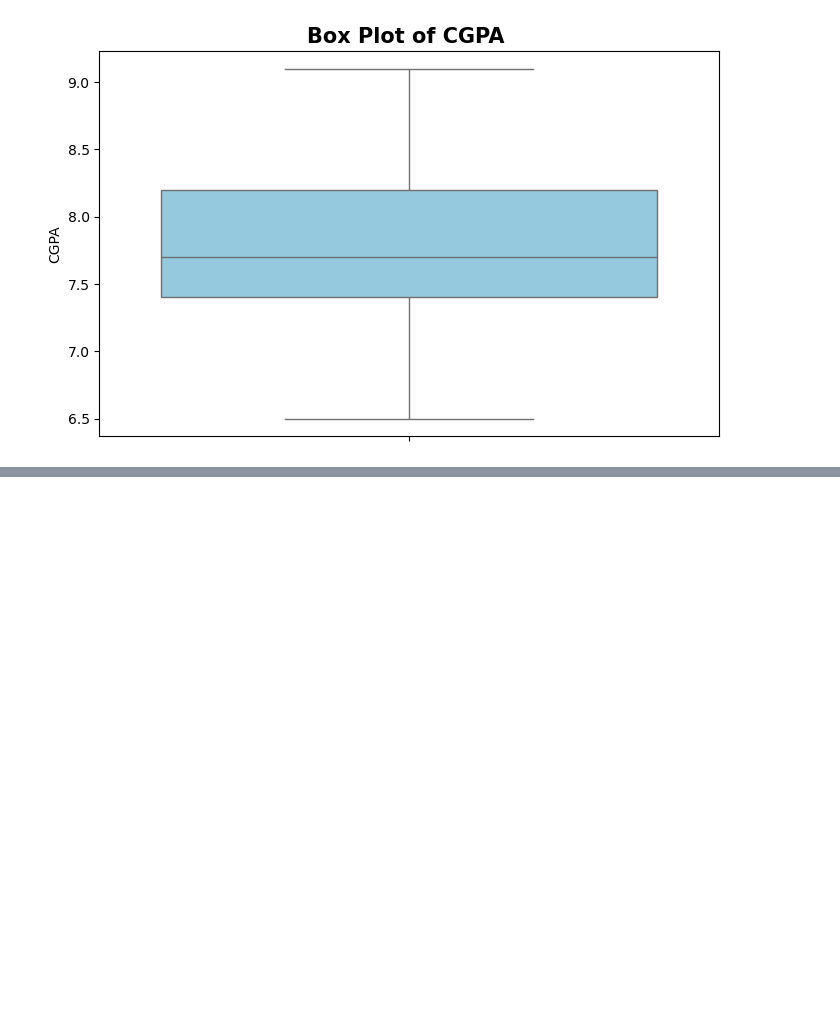
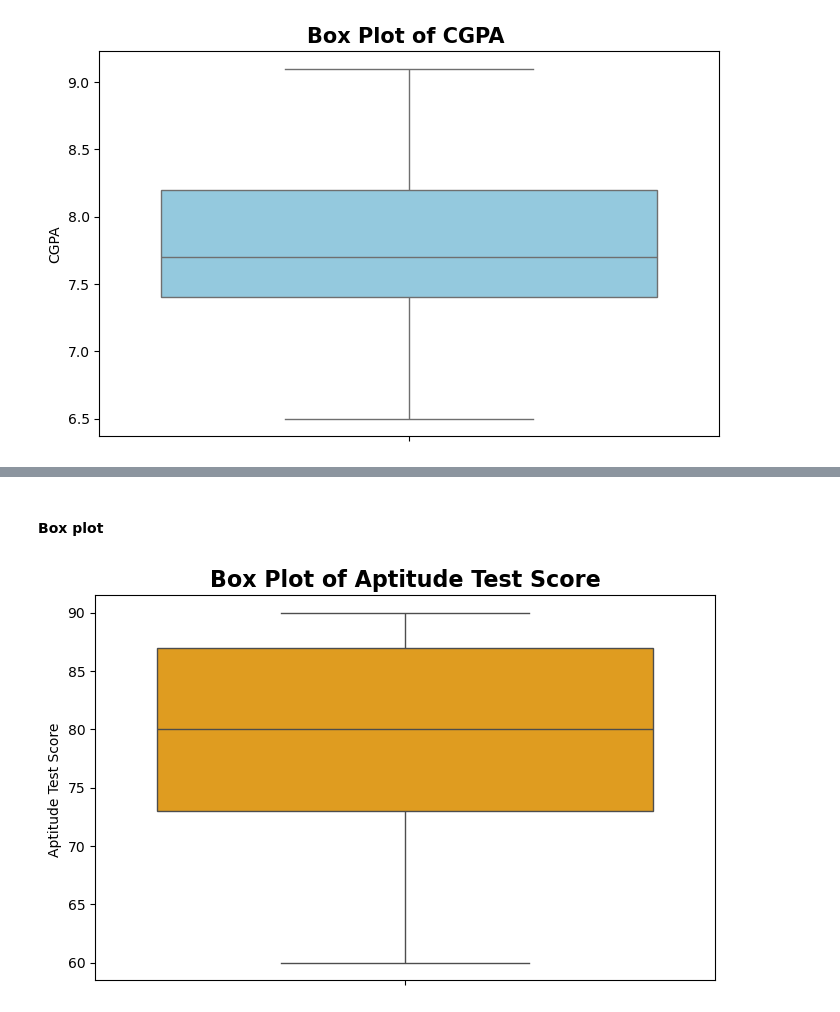
Before and after one commit to avy-pixel/Student-placement-prediction, a Jupyter notebook: Studentdata/Notebook.ipynb, the cells around one changed output, grey strips where cells are left out. Cells and saved outputs as stored; diff of their text form; code cells hidden in the pictures; blank space fills up the shorter version.

```diff
--- a/Studentdata/Notebook.ipynb
+++ b/Studentdata/Notebook.ipynb
@@ -222,0 +244,14 @@ plt.show()
+# %% [markdown]
+####  Box plot
+# %%
+plt.figure(figsize=(8,5))
+sns.boxplot(
+    y=df["AptitudeTestScore"],
+    color='orange'
+)
+plt.title("Box Plot of Aptitude Test Score", fontsize=16, fontweight='bold')
+plt.ylabel("Aptitude Test Score ")
+
+plt.show()
+# %% [output]
+[figure, added]
```
Also changed, not shown: parts of 16 cells of this notebook.
